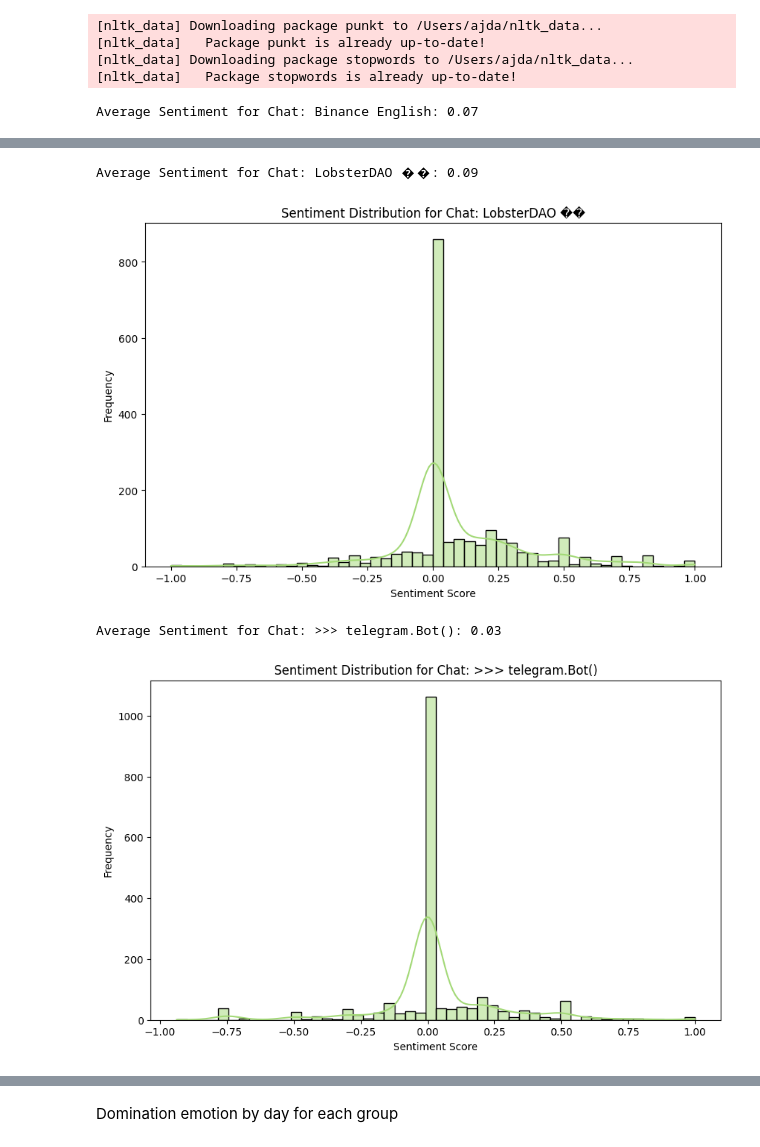
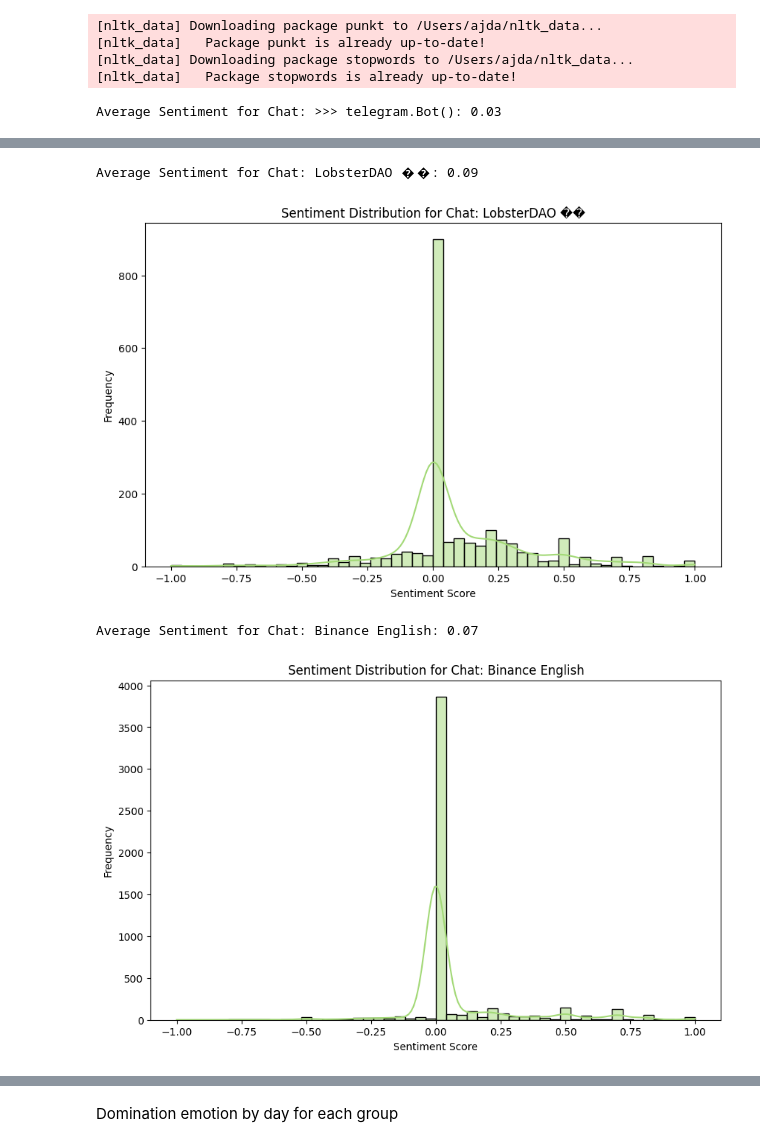
Before and after one commit to ada1312/telegram-scraping-etl, a Jupyter notebook: analysis/chat_analysis.ipynb, the cells around one changed output, grey strips where cells are left out. Cells and saved outputs as stored; diff of their text form; code cells hidden in the pictures.

```diff
--- a/analysis/chat_analysis.ipynb
+++ b/analysis/chat_analysis.ipynb
@@ -585,7 +585,6 @@ def get_sentiment(text):
 [nltk_data] Downloading package stopwords to /Users/ajda/nltk_data...
 [nltk_data]   Package stopwords is already up-to-date!
 # %%
-
 def analyze_sentiment(df, chat_info):
     # Rename columns in chat_info
     chat_info.columns = ['id', 'chat_name', 'members_count']
@@ -594,13 +593,14 @@ def analyze_sentiment(df, chat_info):
     # Merge DataFrames
     merged_df = pd.merge(df, chat_info, left_on='chat_id', right_on='id', how='left')
 
-    # Perform sentiment and emotion analysis for each unique chat
+    # Apply sentiment analysis to all messages
+    merged_df['sentiment'] = merged_df['text'].apply(get_sentiment)
+
+    # Perform sentiment analysis for each unique chat
     for chat_id in merged_df['chat_id'].unique():
         chat_messages = merged_df[merged_df['chat_id'] == chat_id]
         chat_name = chat_messages['chat_name'].iloc[0]
 
-        # Sentiment analysis
-        chat_messages['sentiment'] = chat_messages['text'].apply(get_sentiment)
         avg_sentiment = chat_messages['sentiment'].mean()
         print(f"Average Sentiment for Chat: {chat_name}: {avg_sentiment:.2f}")
 
@@ -612,12 +612,13 @@ def analyze_sentiment(df, chat_info):
         plt.ylabel('Frequency')
         plt.show()
 
+    return merged_df
 
 # Convert chat_info to DataFrame if it's not already
 if not isinstance(chat_info, pd.DataFrame):
     chat_info = pd.DataFrame(chat_info)
 
-# Call the function
-analyze_sentiment(human_messages_df, chat_info)
+# Call the function and get the updated DataFrame
+human_messages_df = analyze_sentiment(human_messages_df, chat_info)
 # %% [output]
-Average Sentiment for Chat: Binance English: 0.07
+Average Sentiment for Chat: >>> telegram.Bot(): 0.03
@@ -625,7 +626,7 @@ Average Sentiment for Chat: Binance English: 0.07
 Average Sentiment for Chat: LobsterDAO ��: 0.09
-[figure, old version]
+[figure, new version]
-Average Sentiment for Chat: >>> telegram.Bot(): 0.03
+Average Sentiment for Chat: Binance English: 0.07
-[figure, old version]
+[figure, new version]
 # %%
 def analyze_emotions(df, chat_info, nrc_lexicon):
     # Rename columns in chat_info
```
Also changed, not shown: parts of 14 cells of this notebook.
